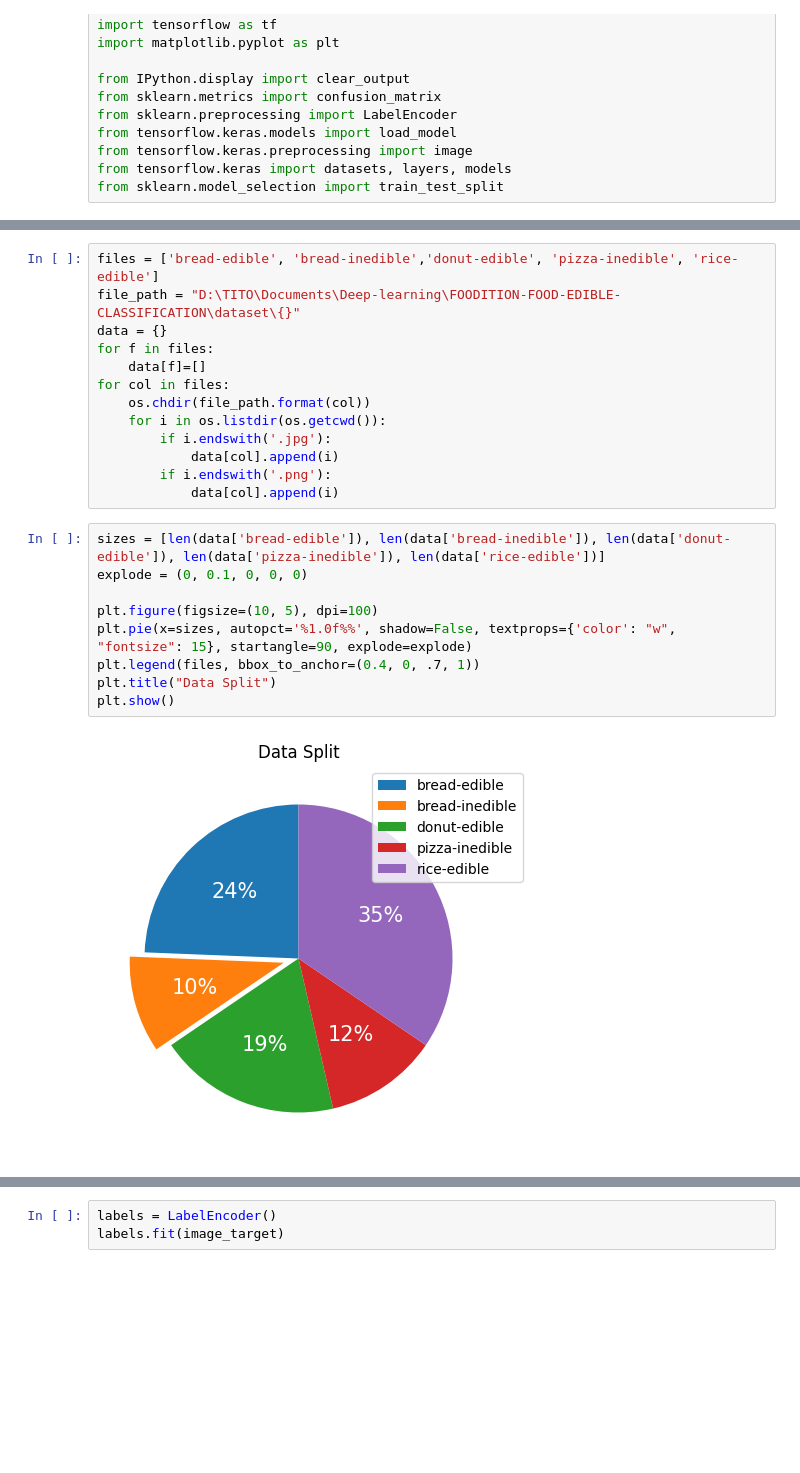
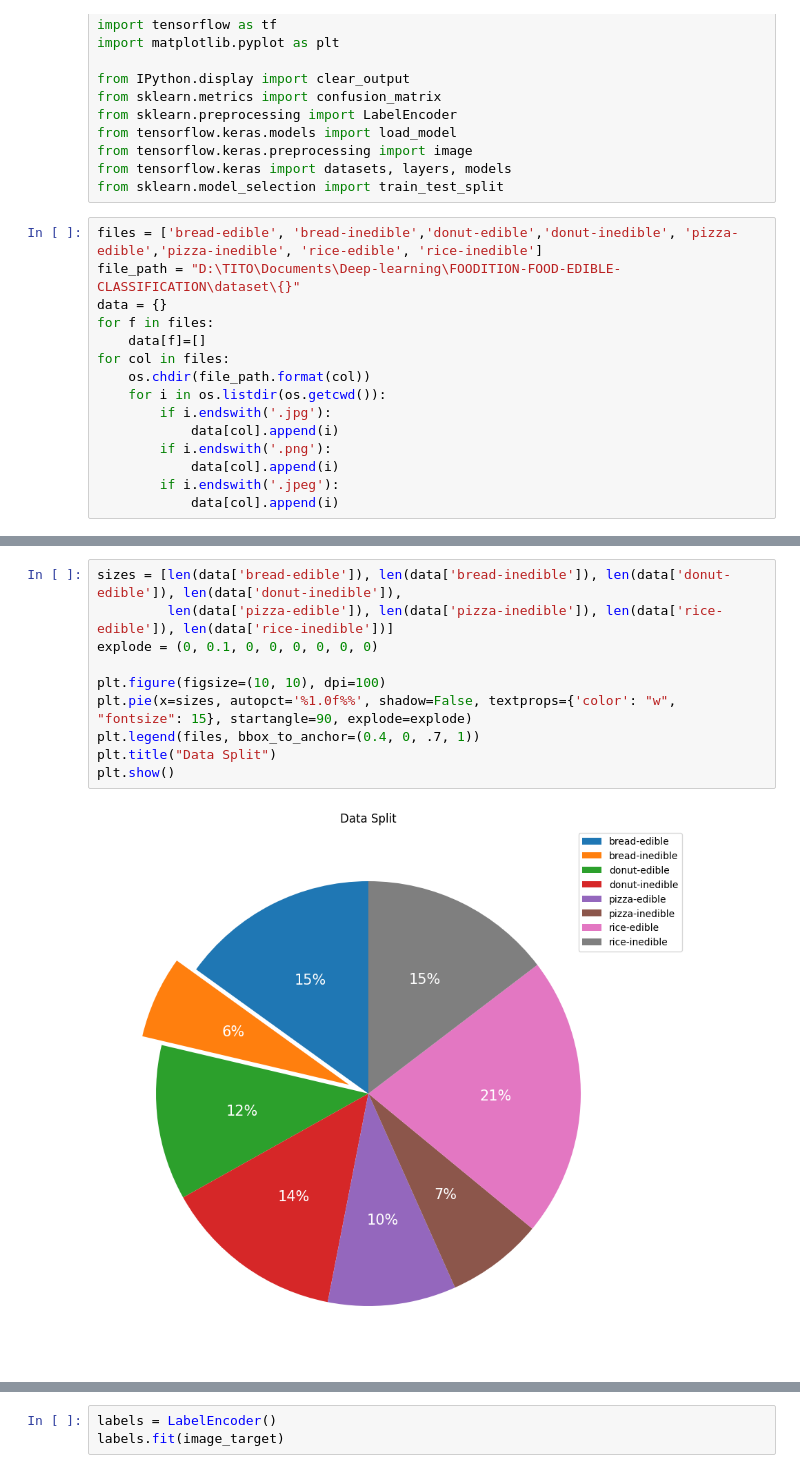
Before and after one commit to Savory-Team/foodition-edible-food-classification, a Jupyter notebook: classifier.ipynb, the cells around one changed output, grey strips where cells are left out. Drawn from its saved outputs; the diff is of its cells as text; blank space fills up the shorter version.

```diff
--- a/classifier.ipynb
+++ b/classifier.ipynb
@@ -16,3 +16,18 @@ from tensorflow.keras.models import load_model
 from tensorflow.keras.preprocessing import image
 from tensorflow.keras import datasets, layers, models
 from sklearn.model_selection import train_test_split
+# %%
+files = ['bread-edible', 'bread-inedible','donut-edible','donut-inedible', 'pizza-edible','pizza-inedible', 'rice-edible', 'rice-inedible']
+file_path = "D:\TITO\Documents\Deep-learning\FOODITION-FOOD-EDIBLE-CLASSIFICATION\dataset\{}"
+data = {}
+for f in files:
+    data[f]=[]
+for col in files:
+    os.chdir(file_path.format(col))
+    for i in os.listdir(os.getcwd()):
+        if i.endswith('.jpg'):
+            data[col].append(i)
+        if i.endswith('.png'):
+            data[col].append(i)
+        if i.endswith('.jpeg'):
+            data[col].append(i)
@@ -21,29 +44,17 @@ sample_size = 2000
 width = 160
 height = 160
-# %%
-files = ['bread-edible', 'bread-inedible','donut-edible', 'pizza-inedible', 'rice-edible']
-file_path = "D:\TITO\Documents\Deep-learning\FOODITION-FOOD-EDIBLE-CLASSIFICATION\dataset\{}"
-data = {}
-for f in files:
-    data[f]=[]
-for col in files:
-    os.chdir(file_path.format(col))
-    for i in os.listdir(os.getcwd()):
-        if i.endswith('.jpg'):
-            data[col].append(i)
-        if i.endswith('.png'):
-            data[col].append(i)
 # %%
-sizes = [len(data['bread-edible']), len(data['bread-inedible']), len(data['donut-edible']), len(data['pizza-inedible']), len(data['rice-edible'])]
-explode = (0, 0.1, 0, 0, 0)
+sizes = [len(data['bread-edible']), len(data['bread-inedible']), len(data['donut-edible']), len(data['donut-inedible']),
+         len(data['pizza-edible']), len(data['pizza-inedible']), len(data['rice-edible']), len(data['rice-inedible'])]
+explode = (0, 0.1, 0, 0, 0, 0, 0, 0)
 
-plt.figure(figsize=(10, 5), dpi=100)
+plt.figure(figsize=(10, 10), dpi=100)
 plt.pie(x=sizes, autopct='%1.0f%%', shadow=False, textprops={'color': "w", "fontsize": 15}, startangle=90, explode=explode)
 plt.legend(files, bbox_to_anchor=(0.4, 0, .7, 1))
 plt.title("Data Split")
 plt.show()
 # %% [output]
-[figure, old version]
+[figure, new version]
 # %%
 start = time.time()
 image_data = []
```
Also changed, not shown: parts of 18 cells of this notebook.
